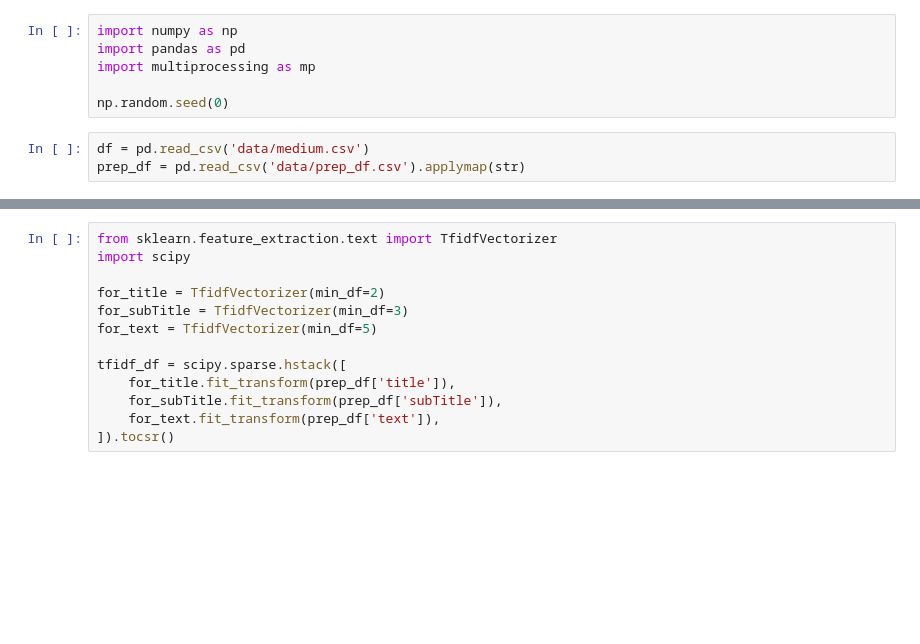
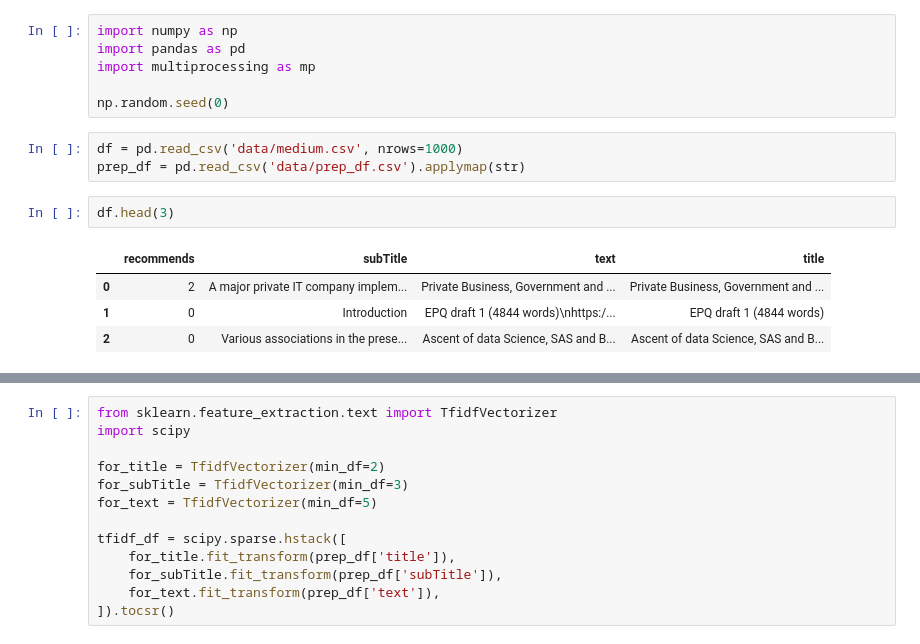
Before and after one commit to ummagumm-a/search_engine, a Jupyter notebook: ml_part.ipynb, the cells around one changed output, grey strips where cells are left out. Cells and saved outputs as stored; diff of their text form; blank space fills up the shorter version.

```diff
--- a/ml_part.ipynb
+++ b/ml_part.ipynb
@@ -5,5 +5,12 @@ import multiprocessing as mp
 
 np.random.seed(0)
 # %%
-df = pd.read_csv('data/medium.csv')
+df = pd.read_csv('data/medium.csv', nrows=1000)
 prep_df = pd.read_csv('data/prep_df.csv').applymap(str)
+# %%
+df.head(3)
+# %% [output]
+|  | recommends | subTitle | text | title |
+| 0 | 2 | A major private IT company implem... | Private Business, Government and ... | Private Business, Government and ... |
+| 1 | 0 | Introduction | EPQ draft 1 (4844 words)\nhttps:/... | EPQ draft 1 (4844 words) |
+| 2 | 0 | Various associations in the prese... | Ascent of data Science, SAS and B... | Ascent of data Science, SAS and B... |
```
Also changed, not shown: parts of 17 cells of this notebook, 8 other files.
